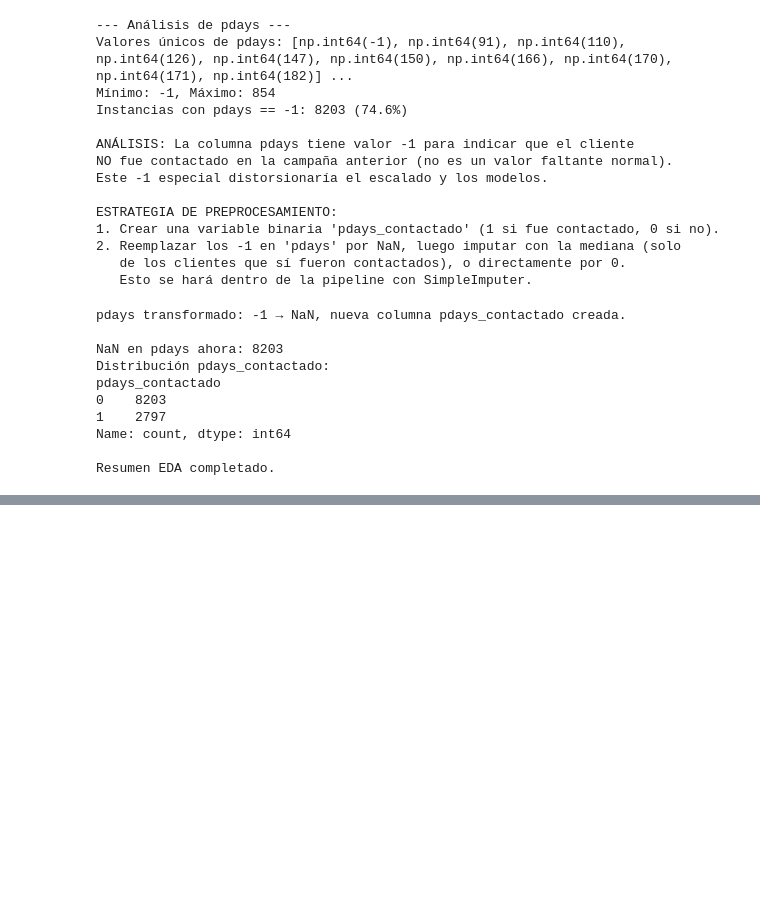
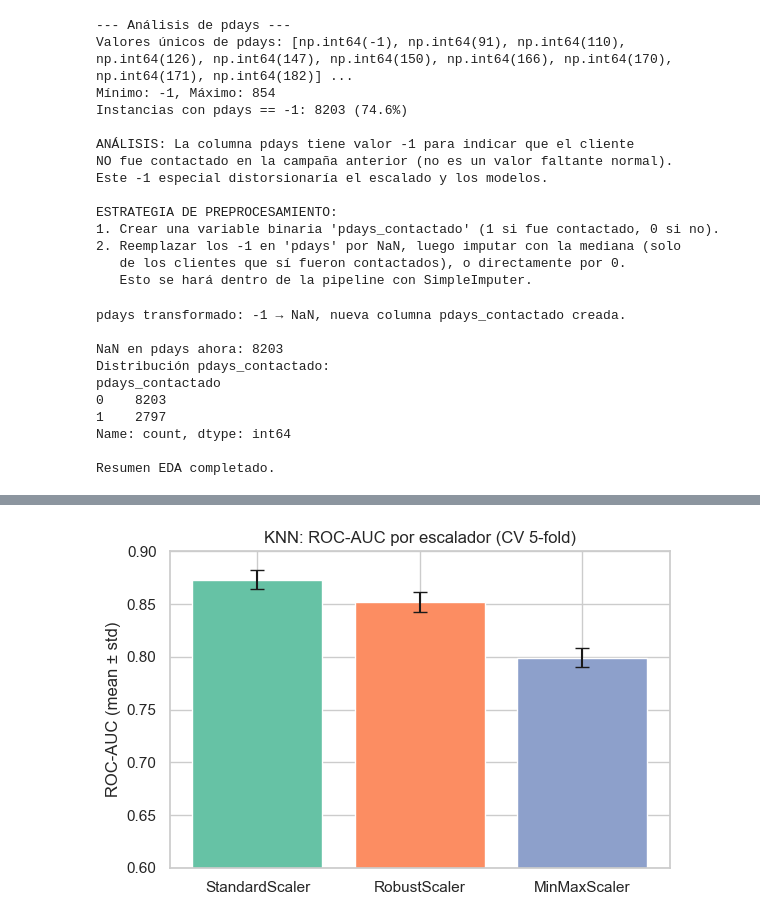
Before and after one commit to 100522156/practica_1_aprendizaje_automatico-100522156-100522190, a Jupyter notebook: notebook_1_analisis.ipynb, the cells around one changed output, grey strips where cells are left out. Saved outputs shown, nothing was run; the diff lists cells and outputs as text; code cells hidden in the pictures; blank space fills up the shorter version.

Commit message:
Notebook 1- Train test split, y Knn/Árboles

```diff
--- a/notebook_1_analisis.ipynb
+++ b/notebook_1_analisis.ipynb
@@ -268,0 +361,29 @@ display(df[cat_cols].describe())
+# %%
+# ── Comparación de escaladores con KNN (k=5 por defecto) ──────────────────
+scalers = {
+    'MinMaxScaler': MinMaxScaler(),
+    'StandardScaler': StandardScaler(),
+    'RobustScaler': RobustScaler()
+}
+
+scaling_results = []
+for name, scaler in scalers.items():
+    pipe = Pipeline([
+        ('preprocessor', make_preprocessor(scaler)),
+        ('clf', KNeighborsClassifier())
+    ])
+    scores = cross_val_score(pipe, X_train, y_train, cv=cv_inner,
+                              scoring=METRIC, n_jobs=-1)
+    scaling_results.append({
+        'Escalador': name,
+        f'ROC-AUC mean': scores.mean().round(4),
+        f'ROC-AUC std': scores.std().round(4)
+    })
+
+scaling_df = pd.DataFrame(scaling_results).sort_values('ROC-AUC mean', ascending=False)
+print('--- Comparación escaladores (KNN, k=5) ---')
+display(scaling_df)
+
+BEST_SCALER_NAME = scaling_df.iloc[0]['Escalador']
+BEST_SCALER = scalers[BEST_SCALER_NAME]
+print(f'\n→ Mejor escalador: {BEST_SCALER_NAME}')
@@ -268,0 +397,13 @@ display(df[cat_cols].describe())
+# %%
+# Gráfico comparación escaladores
+fig, ax = plt.subplots(figsize=(6, 4))
+ax.bar(scaling_df['Escalador'], scaling_df['ROC-AUC mean'],
+       yerr=scaling_df['ROC-AUC std'], capsize=5, color=sns.color_palette('Set2', 3))
+ax.set_ylim(0.6, 0.9)
+ax.set_title('KNN: ROC-AUC por escalador (CV 5-fold)')
+ax.set_ylabel('ROC-AUC (mean ± std)')
+plt.tight_layout()
+plt.savefig('escaladores_knn.png')
+plt.show()
+# %% [output]
+[figure, added]
```
Also changed, not shown: parts of 16 cells of this notebook, 3 other files.
